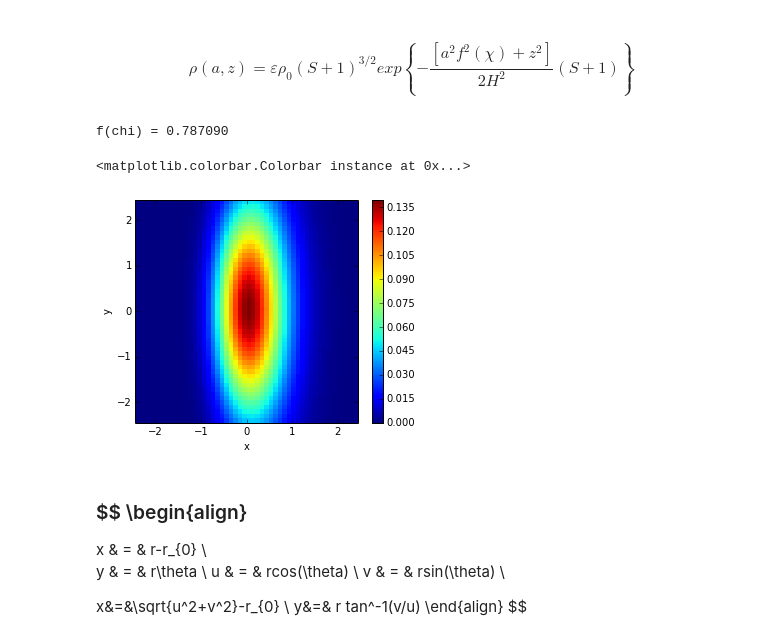
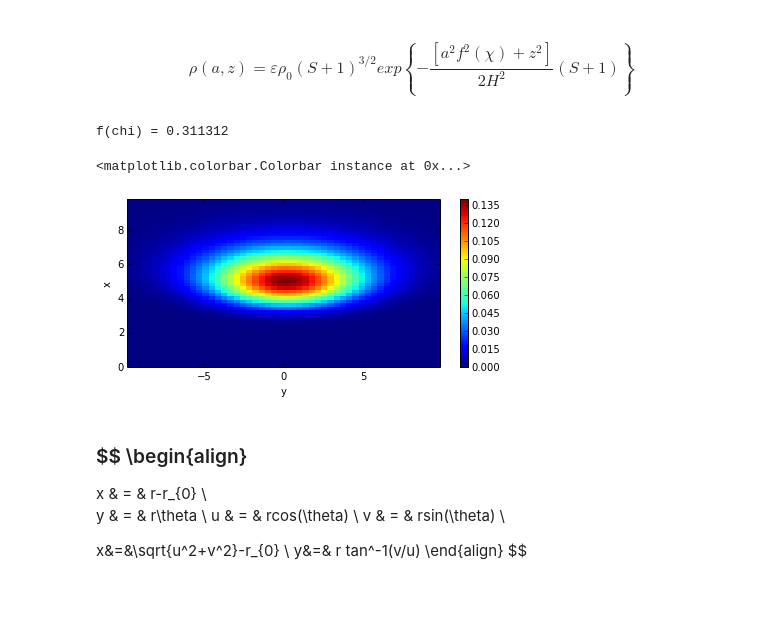
Before and after one commit to SebaMarino/ipython-notes, a Jupyter notebook: Vortex2.ipynb, the cells around one changed output. Cells and saved outputs as stored; diff of their text form; code cells hidden in the pictures; blank space fills up the shorter version.

```diff
--- a/Vortex2.ipynb
+++ b/Vortex2.ipynb
@@ -63,14 +64,16 @@ ep    =  0.01
 rho_0 =  1.0
 S     =  4.8
 chi   =  3.1
-w_v   =  3.0/(2*(chi-1))  # Kida 1981 eq 9 Omega_V/Omega=2/3(chi-1)
+
+#w_v   =  3.0/(2*(chi-1))  # Kida 1981 eq 9 Omega_V/Omega=2/3(chi-1)
+w_v   =  ma.sqrt(3.0/(chi**2.0-1)) # Goodman-Narayan-Goldreich solution
 
 xi_p  = 1.0 + chi**(-2.0)
 f_chi = 2.0*w_v*chi - (2.0*w_v**2.0 + 3.0)/xi_p
 
 print 'f(chi) = %f ' % f_chi
 
-scale_h = 0.1  # H/r = scale_h
+scale_h = 0.08  # H/r = scale_h
 
 r_0=10 #au position of the vortex center
 
@@ -81,8 +84,8 @@ x=np.zeros(N)
 y=np.zeros(N)
 z=np.zeros(N)
 
-dx, dy = 5.0/N, 5.0/N  #
-dz=dx   # Deltaz = 0.5 au
+dx, dy = 10.0/N, 20.0/N  #
+dz=0.1*dx   # Deltaz = 0.5 au
 
 for i in range(N):
     for j in range(N):
@@ -96,19 +99,19 @@ for i in range(N):
 
             rho_el[j,i,k] =  rho_1(a,z[k],ep,rho_0,S,chi,H,f_chi)
 # %% [output]
-f(chi) = 0.787090
+f(chi) = 0.311312
 # %%
 # Plot
-plt.figure(figsize=(5,4))
-plt.pcolor(x,y,rho_el[:,:,(Nz-1)/2.0])  # z=0
-plt.xlim(x[0],x[N-1])
-plt.ylim(y[0],y[N-1])
-plt.xlabel('x')
-plt.ylabel('y')
+plt.figure(figsize=(7,3))
+plt.pcolor(y,x,rho_el[:,:,(Nz-1)/2.0].T)  # z=0
+plt.ylim(x[0],x[N-1])
+plt.xlim(y[0],y[N-1])
+plt.xlabel('y')
+plt.ylabel('x')
 plt.colorbar()
 # %% [output]
 <matplotlib.colorbar.Colorbar instance at 0x...>
-[figure, old version]
+[figure, new version]
 # %% [markdown]
 ### $$ \begin{align}
 x & = & r-r_{0} \\
```
Also changed, not shown: parts of 5 cells of this notebook.
